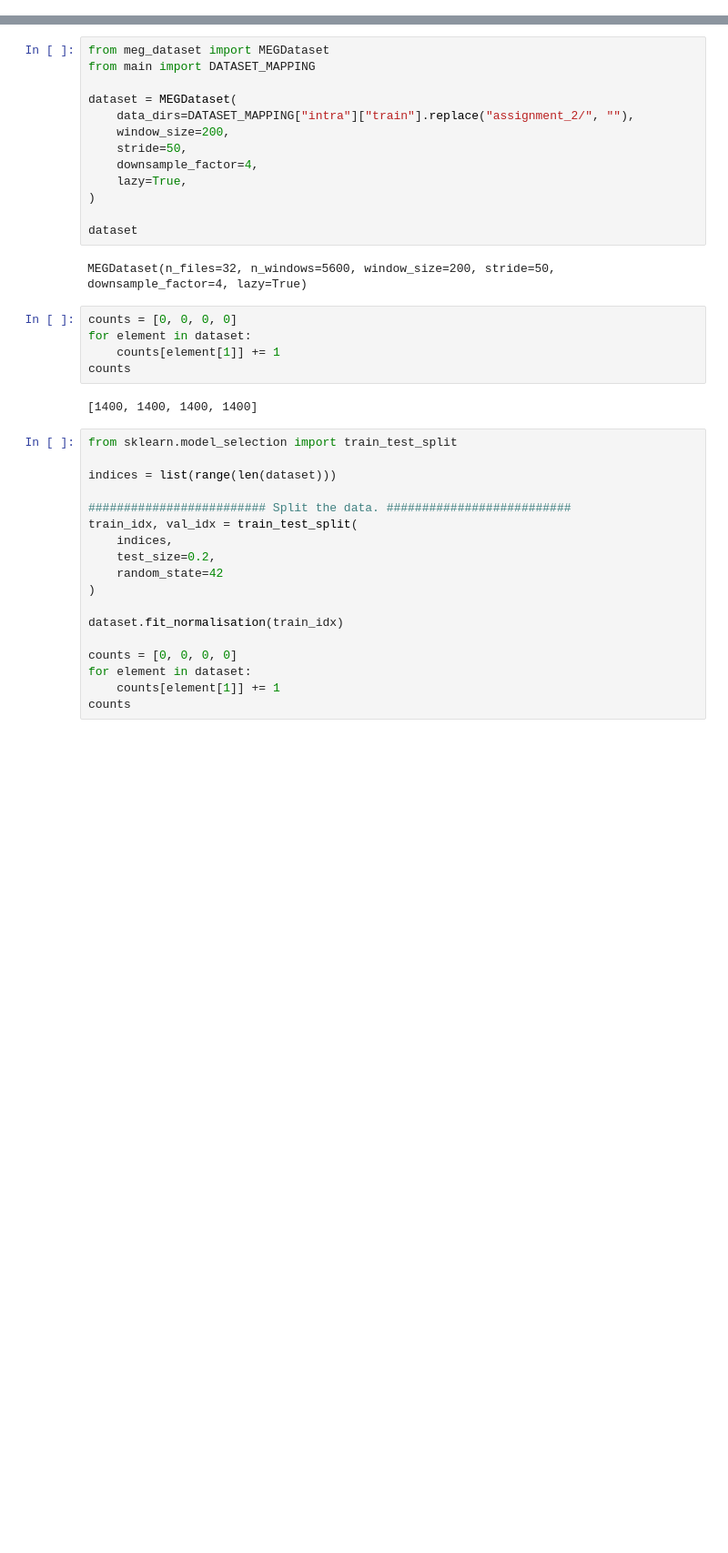
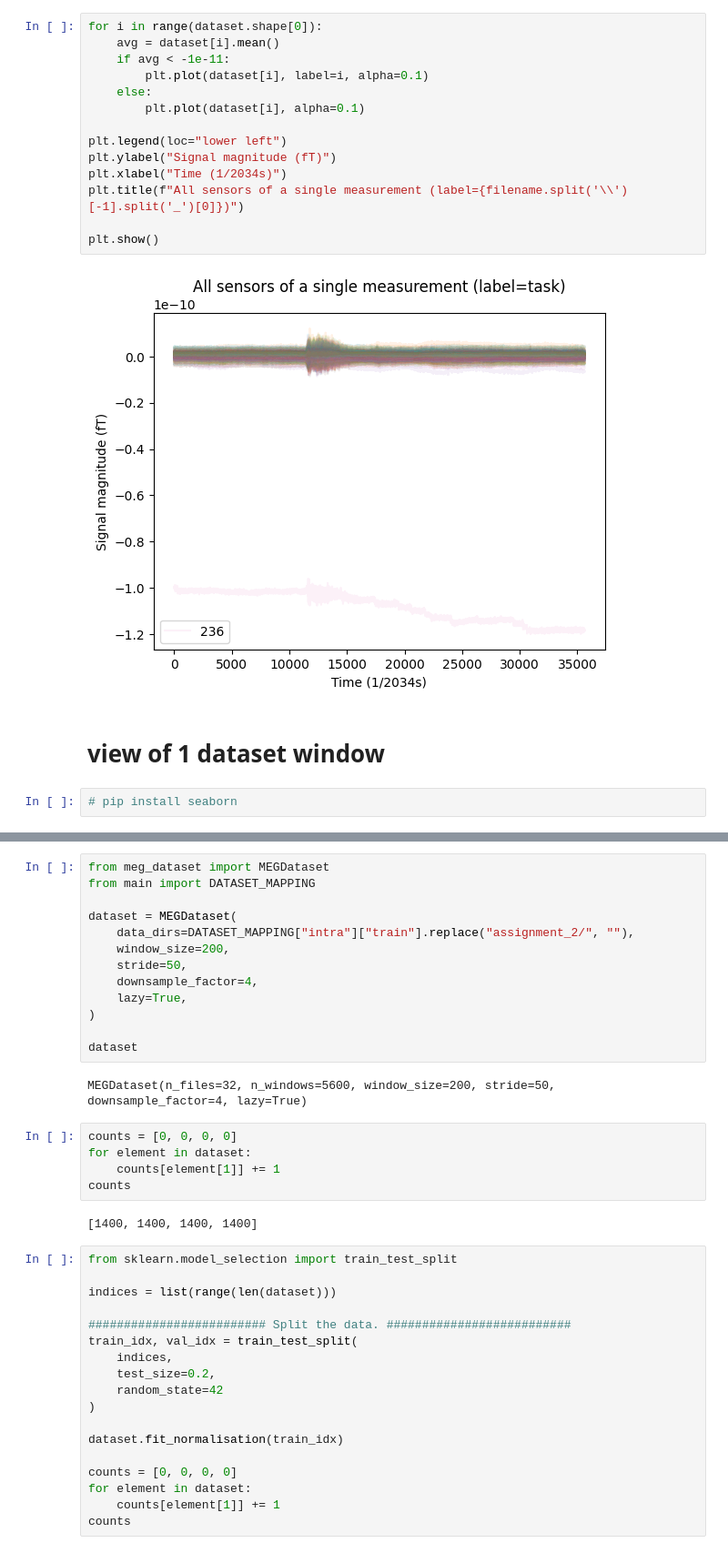
Before and after one commit to JorisHeemskerk/INFOMDLR, a Jupyter notebook: assignment_2/data_exploration.ipynb, the cells around one changed output, grey strips where cells are left out. Shown at 91% size. Drawn from its saved outputs; the diff is of its cells as text; blank space fills up the shorter version.

```diff
--- a/assignment_2/data_exploration.ipynb
+++ b/assignment_2/data_exploration.ipynb
@@ -21,0 +23,20 @@ plt.show()
+# %%
+for i in range(dataset.shape[0]):
+    avg = dataset[i].mean()
+    if avg < -1e-11:
+        plt.plot(dataset[i], label=i, alpha=0.1)
+    else:
+        plt.plot(dataset[i], alpha=0.1)
+
+plt.legend(loc="lower left")
+plt.ylabel("Signal magnitude (fT)")
+plt.xlabel("Time (1/2034s)")
+plt.title(f"All sensors of a single measurement (label={filename.split('\\')[-1].split('_')[0]})")
+
+plt.show()
+# %% [output]
+[figure, added]
+# %% [markdown]
+# view of 1 dataset window
+# %%
+# pip install seaborn
```
Also changed, not shown: parts of 3 cells of this notebook, 1 other file.
